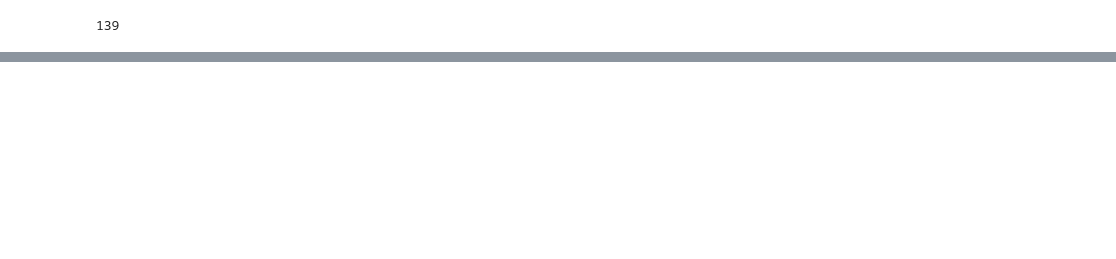
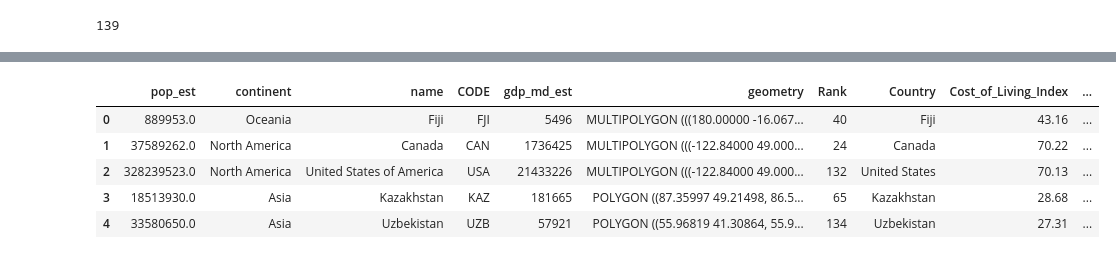
Before and after one commit to ChloeADevine/Cost-of-Living, a Jupyter notebook: Cost of Living.ipynb, the cells around one changed output, grey strips where cells are left out. Drawn from its saved outputs; the diff is of its cells as text; code cells hidden in the pictures; blank space fills up the shorter version.

```diff
--- a/Cost of Living.ipynb
+++ b/Cost of Living.ipynb
@@ -49,3 +57,20 @@ Index(['Rank', 'Country', 'Cost of Living Index', 'Rent Index',
 df['Country'].nunique()
 # %% [output]
 139
+# %%
+# generate country code  based on country name
+
+def alpha3code(column):
+    CODE=[]
+    for country in column:
+        try:
+            code=pycountry.countries.get(name=country).alpha_3
+           # .alpha_3 means 3-letter country code
+           # .alpha_2 means 2-letter country code
+            CODE.append(code)
+        except:
+            CODE.append('None')
+    return CODE
+# create a column for code
+df['CODE']=alpha3code(df.Country)
+df.head()
@@ -51,0 +84,6 @@ df['Country'].nunique()
+# %%
+world = gpd.read_file(gpd.datasets.get_path('naturalearth_lowres'))
+# %%
+world.columns=['pop_est', 'continent', 'name', 'CODE', 'gdp_md_est', 'geometry']
+# %%
+merge=pd.merge(world,df,on='CODE')
@@ -51,0 +92,9 @@ df['Country'].nunique()
+# %%
+merge.head()
+# %% [output]
+|  | pop_est | continent | name | CODE | gdp_md_est | geometry | Rank | Country | Cost_of_Living_Index | ... |
+| 0 | 889953.0 | Oceania | Fiji | FJI | 5496 | MULTIPOLYGON (((180.00000 -16.067... | 40 | Fiji | 43.16 | ... |
+| 1 | 37589262.0 | North America | Canada | CAN | 1736425 | MULTIPOLYGON (((-122.84000 49.000... | 24 | Canada | 70.22 | ... |
+| 2 | 328239523.0 | North America | United States of America | USA | 21433226 | MULTIPOLYGON (((-122.84000 49.000... | 132 | United States | 70.13 | ... |
+| 3 | 18513930.0 | Asia | Kazakhstan | KAZ | 181665 | POLYGON ((87.35997 49.21498, 86.5... | 65 | Kazakhstan | 28.68 | ... |
+| 4 | 33580650.0 | Asia | Uzbekistan | UZB | 57921 | POLYGON ((55.96819 41.30864, 55.9... | 134 | Uzbekistan | 27.31 | ... |
```
Also changed, not shown: parts of 15 cells of this notebook.
